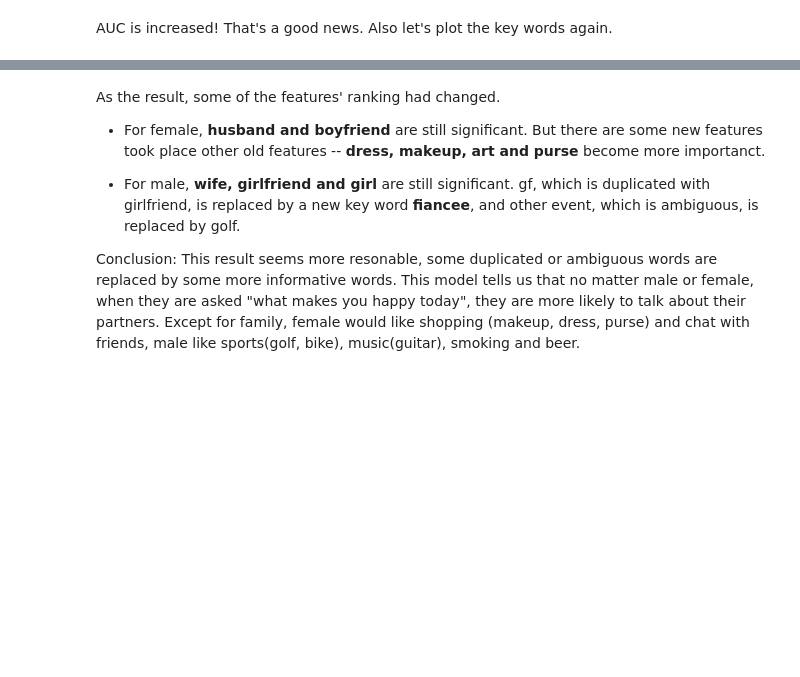
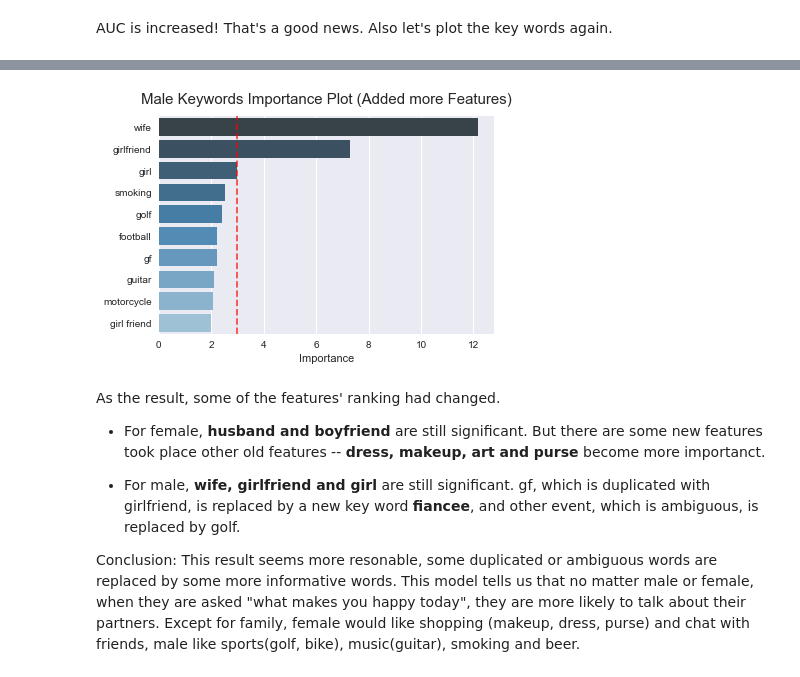
Before and after one commit to TZstatsADS/Spring2019-Proj1-LalaFat, a Jupyter notebook: doc/Happy_moment.ipynb, the cells around one changed output, grey strips where cells are left out. Saved outputs shown, nothing was run; the diff lists cells and outputs as text; code cells hidden in the pictures; blank space fills up the shorter version.

```diff
--- a/doc/Happy_moment.ipynb
+++ b/doc/Happy_moment.ipynb
@@ -518,7 +499,7 @@ ax = sns.barplot(Male['Importance'],Male.index,palette="Blues_d")
 ax.set_xlabel('Importance')
 ax.set_yticklabels(ax.get_yticklabels())
 ax.set_ylabel('')
-ax.set_title('Male Key Words Importance Plot (Added more Features)',
+ax.set_title('Male Keywords Importance Plot (Added more Features)',
              loc = 'center', fontsize = 15,y = 1.03)
-plt.axvline(1,color = 'red',linestyle='--',alpha = 0.7);
+plt.axvline(3,color = 'red',linestyle='--',alpha = 0.7);
 # %% [output]
@@ -527,3 +506,4 @@ plt.axvline(1,color = 'red',linestyle='--',alpha = 0.7);
+[figure, added]
 # %% [markdown]
 As the result, some of the features' ranking had changed.
 
```
Also changed, not shown: parts of 15 cells of this notebook.
